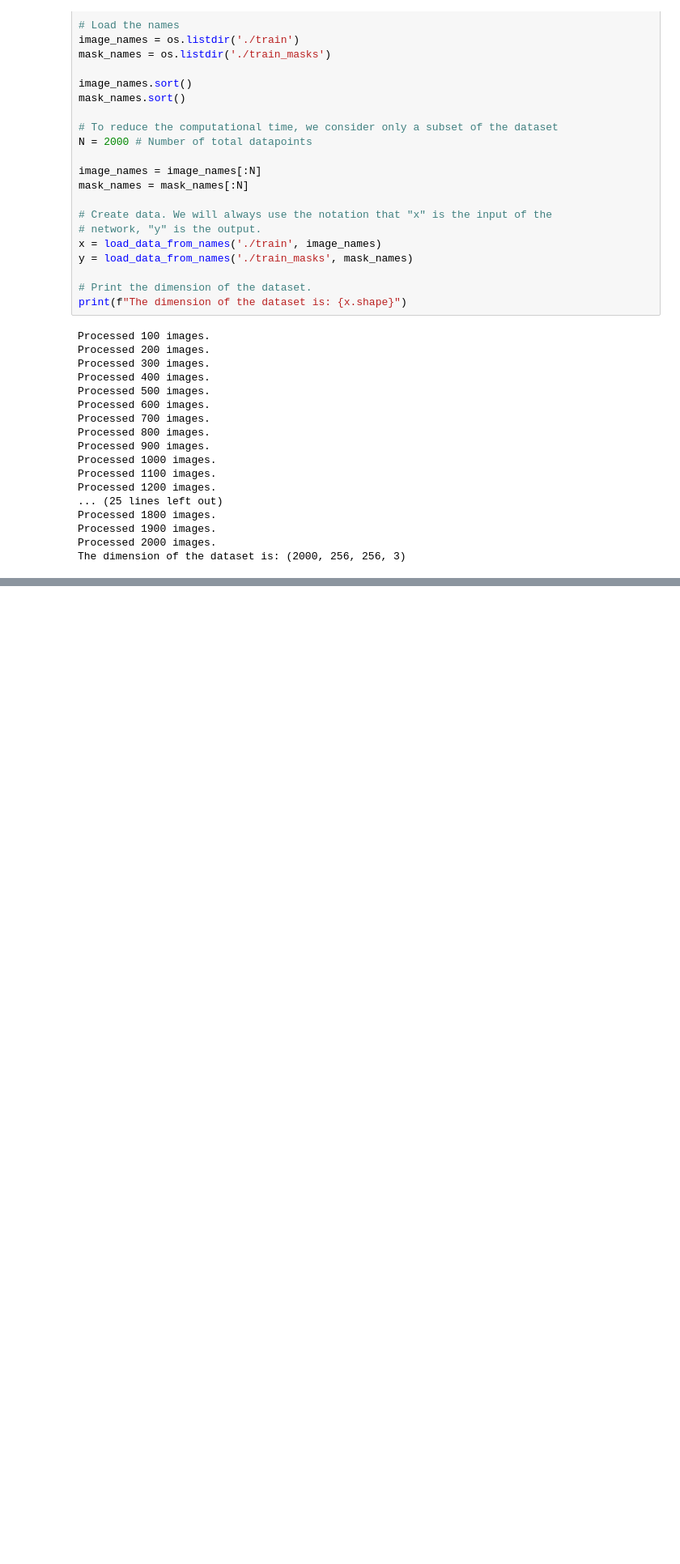
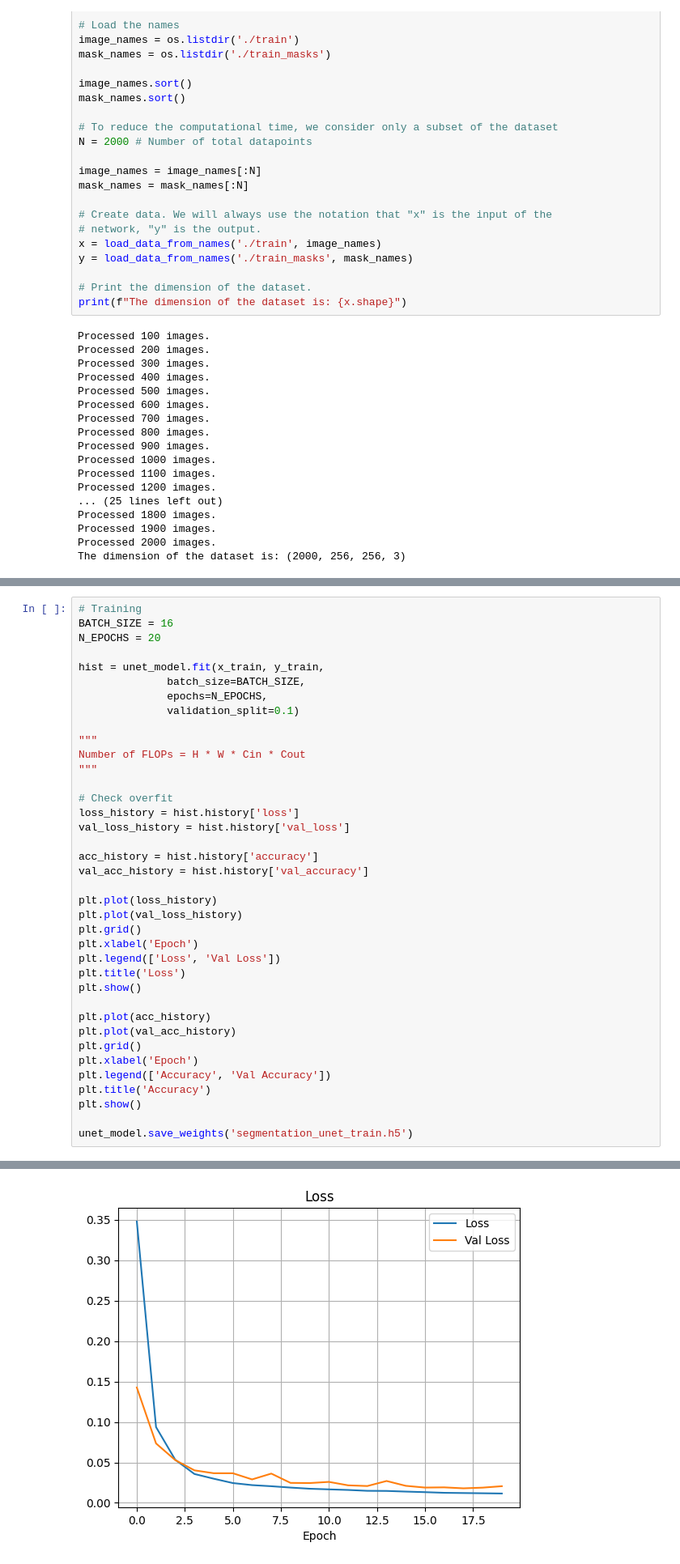
Before and after one commit to AndreaZecca/Deep-Learning, a Jupyter notebook: Laboratories/L3_Segmentation.ipynb, the cells around one changed output, grey strips where cells are left out. Shown at 81% size. Drawn from its saved outputs; the diff is of its cells as text; blank space fills up the shorter version.

Commit message:
Added Lab3: Segmentation

```diff
--- a/Laboratories/L3_Segmentation.ipynb
+++ b/Laboratories/L3_Segmentation.ipynb
@@ -140,0 +466,39 @@ y_test = ...
+# %%
+# Training
+BATCH_SIZE = 16
+N_EPOCHS = 20
+
+hist = unet_model.fit(x_train, y_train,
+              batch_size=BATCH_SIZE,
+              epochs=N_EPOCHS,
+              validation_split=0.1)
+
+"""
+Number of FLOPs = H * W * Cin * Cout
+"""
+
+# Check overfit
+loss_history = hist.history['loss']
+val_loss_history = hist.history['val_loss']
+
+acc_history = hist.history['accuracy']
+val_acc_history = hist.history['val_accuracy']
+
+plt.plot(loss_history)
+plt.plot(val_loss_history)
+plt.grid()
+plt.xlabel('Epoch')
+plt.legend(['Loss', 'Val Loss'])
+plt.title('Loss')
+plt.show()
+
+plt.plot(acc_history)
+plt.plot(val_acc_history)
+plt.grid()
+plt.xlabel('Epoch')
+plt.legend(['Accuracy', 'Val Accuracy'])
+plt.title('Accuracy')
+plt.show()
+
+unet_model.save_weights('segmentation_unet_train.h5')
+# %% [output]
@@ -140,0 +522 @@ y_test = ...
+[figure, added]
```
Also changed, not shown: parts of 28 cells of this notebook.
